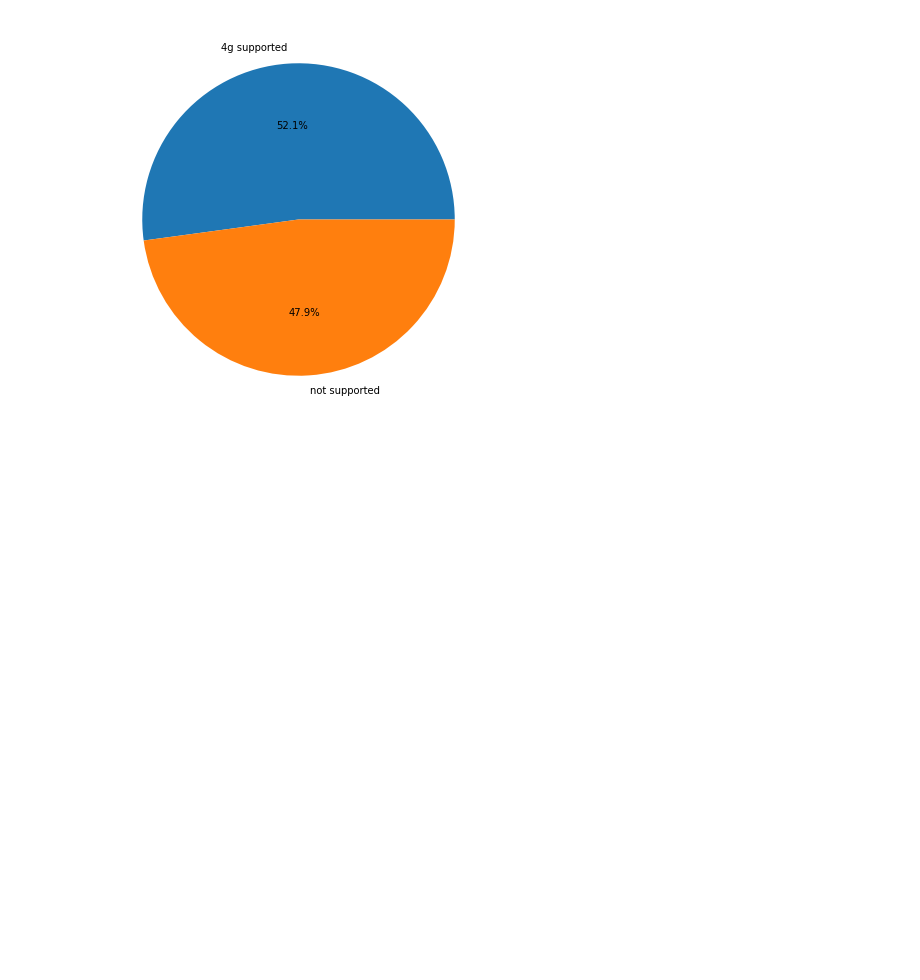
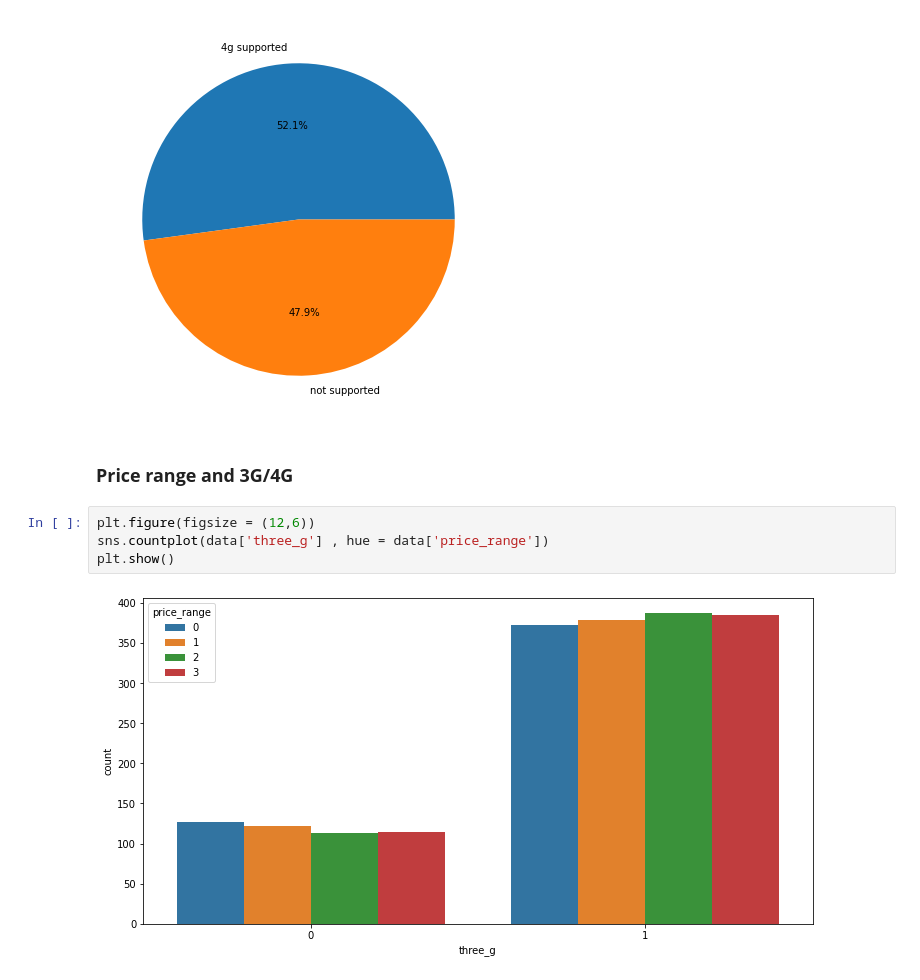
Before and after one commit to SachinSPanchal/Capstone-03-Mobile-Price-Range-Prediction, a Jupyter notebook: Final_Mobile_Price_Range_Prediction.ipynb, the cells around one changed output. Drawn from its saved outputs; the diff is of its cells as text; blank space fills up the shorter version.

```diff
--- a/Final_Mobile_Price_Range_Prediction.ipynb
+++ b/Final_Mobile_Price_Range_Prediction.ipynb
@@ -256,3 +256,11 @@ plt.pie(values4g, labels=labels4g ,autopct='%1.1f%%')
  [Text(-0.0404957209175257, 0.5986318539698416, '52.1%'),
   Text(0.04049572091752563, -0.5986318539698418, '47.9%')])
 [figure]
+# %% [markdown]
+### <b> Price range and 3G/4G
+# %%
+plt.figure(figsize = (12,6))
+sns.countplot(data['three_g'] , hue = data['price_range'])
+plt.show()
+# %% [output]
+[figure, added]
```
Also changed, not shown: parts of 10 cells of this notebook.
